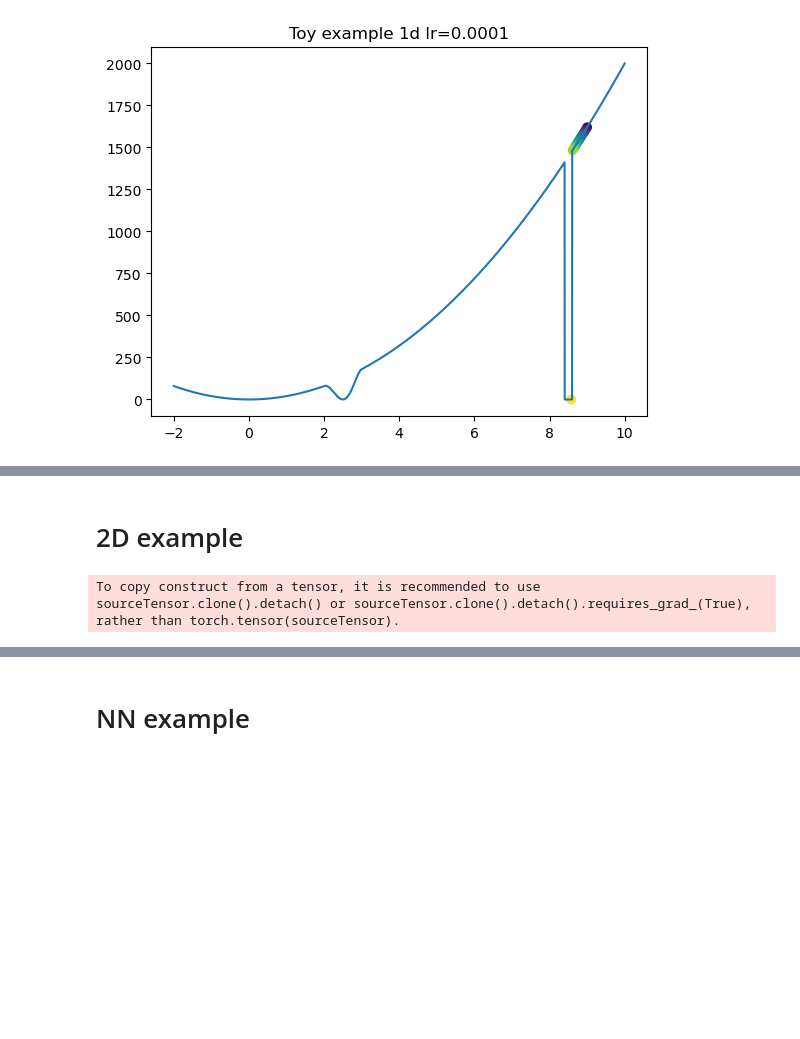
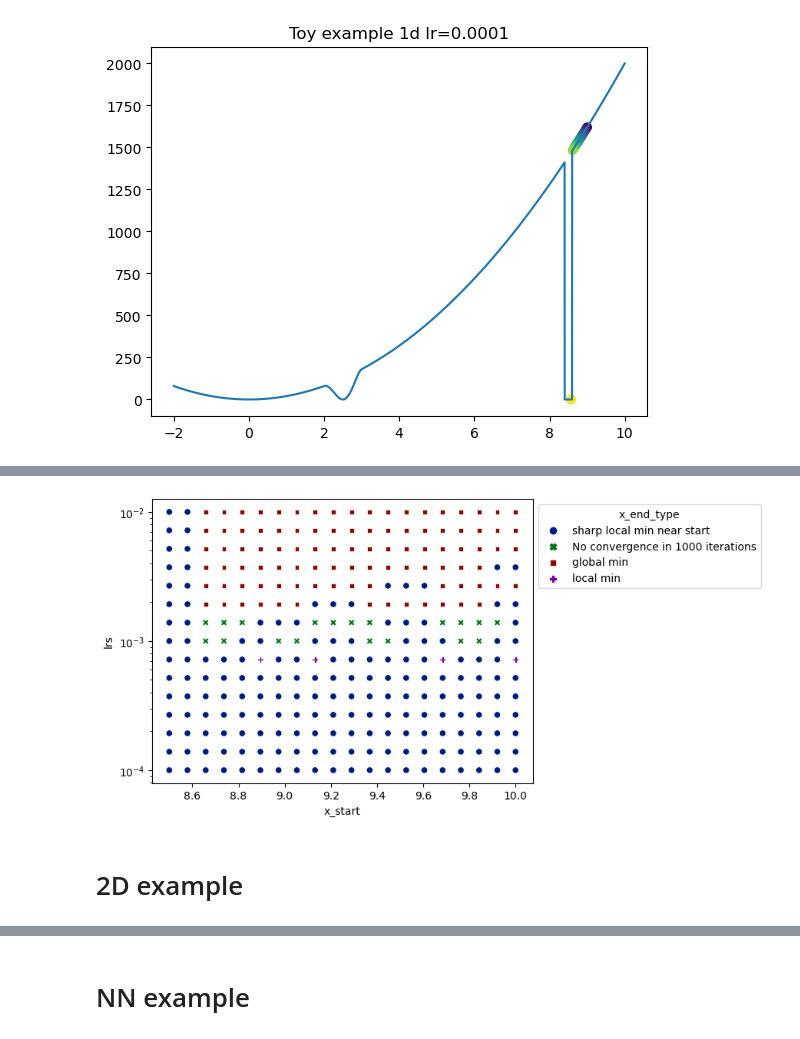
Before and after one commit to grach0v/optimization_large_lr, a Jupyter notebook: experiments/main.ipynb, the cells around one changed output, grey strips where cells are left out. Saved outputs shown, nothing was run; the diff lists cells and outputs as text; code cells hidden in the pictures; blank space fills up the shorter version.

```diff
--- a/experiments/main.ipynb
+++ b/experiments/main.ipynb
@@ -99,11 +110,11 @@ from sklearn.model_selection import GridSearchCV
 import seaborn as sns
 import pandas as pd
 # %%
-lrs = np.linspace(1e-4, 1e-2, 15)
+lrs = np.logspace(-4, -2, 15)
 x_starts = np.linspace(8.5, 10, 20)
 x_ends = np.zeros((len(lrs), len(x_starts)), dtype=float)
 
 for (lr_i, lr), (x_start_i, x_start) in tqdm(
     product(enumerate(lrs), enumerate(x_starts))
 ):
-    x_ends[lr_i, x_start_i] = run_gd(f_1d_toy, lr, [x_start], 1e3)[-1].item()
+    x_ends[lr_i, x_start_i] = run_gd(f_1d_toy, lr, [x_start], 1e3, return_null_if_fail=True)[-1].item()
@@ -116,0 +121,4 @@ plt.show()
+# %%
+x_ends_df = pd.DataFrame(x_ends, columns=x_starts).assign(lrs=lrs)
+x_ends_df = x_ends_df.melt(id_vars='lrs', var_name='x_start', value_name='x_end')
+x_ends_df
@@ -117,3 +139,37 @@ plt.show()
+# %%
+def x_end_to_type(x):
+    if np.isnan(x):
+        return 'No convergence in 1000 iterations'
+
+    if -1e-2 < x < 1e-2:
+        return 'global min'
+
+    elif -1e-2 < x - 2.5 < 1e-2:
+        return 'local min'
+
+    elif -8.4 < x < 8.6:
+        return 'sharp local min near start'
+
+    else:
+        return 'something else'
+
+
+x_ends_df['x_end_type'] = x_ends_df['x_end'].apply(x_end_to_type)
+# %%
+ax = sns.scatterplot(
+    data=x_ends_df,
+    x='x_start',
+    y='lrs',
+    hue='x_end_type',
+    style='x_end_type',
+)
+
+sns.move_legend(ax, "upper left", bbox_to_anchor=(1, 1))
+
+plt.yscale('log')
+plt.show()
+# %% [output]
+[figure, added]
 # %% [markdown]
 # 2D example
 # %%
@@ -163,6 +227,6 @@ fig = go.Figure(
 fig.show()
 # %%
-x_hist = run_gd(lambda x: f_2d_toy(x[0], x[1]), 0.05, torch.tensor([3., 2.5]), max_iter=1e4)
+x_hist = run_gd(lambda x: f_2d_toy(x[0], x[1]), 0.005, [3., 2.5], max_iter=1e4)
 xs = np.array([x[0].item() for x in x_hist])
 ys = np.array([x[1].item() for x in x_hist])
 zs = f_2d_toy(torch.tensor(xs), torch.tensor(ys)).numpy()
@@ -180,7 +244,15 @@ fig = go.Figure(
         )
     ]
 )
+
+fig.update_layout(
+    title={
+        'text': f'GD converged to sharp minima lr=0.005',
+        'x':0.5,
+        'xanchor': 'center',
+    }
+)
+
+
 fig.show()
-# %% [output]
-To copy construct from a tensor, it is recommended to use sourceTensor.clone().detach() or sourceTensor.clone().detach().requires_grad_(True), rather than torch.tensor(sourceTensor).
 # %%
```
Also changed, not shown: parts of 15 cells of this notebook, 10 other files.
